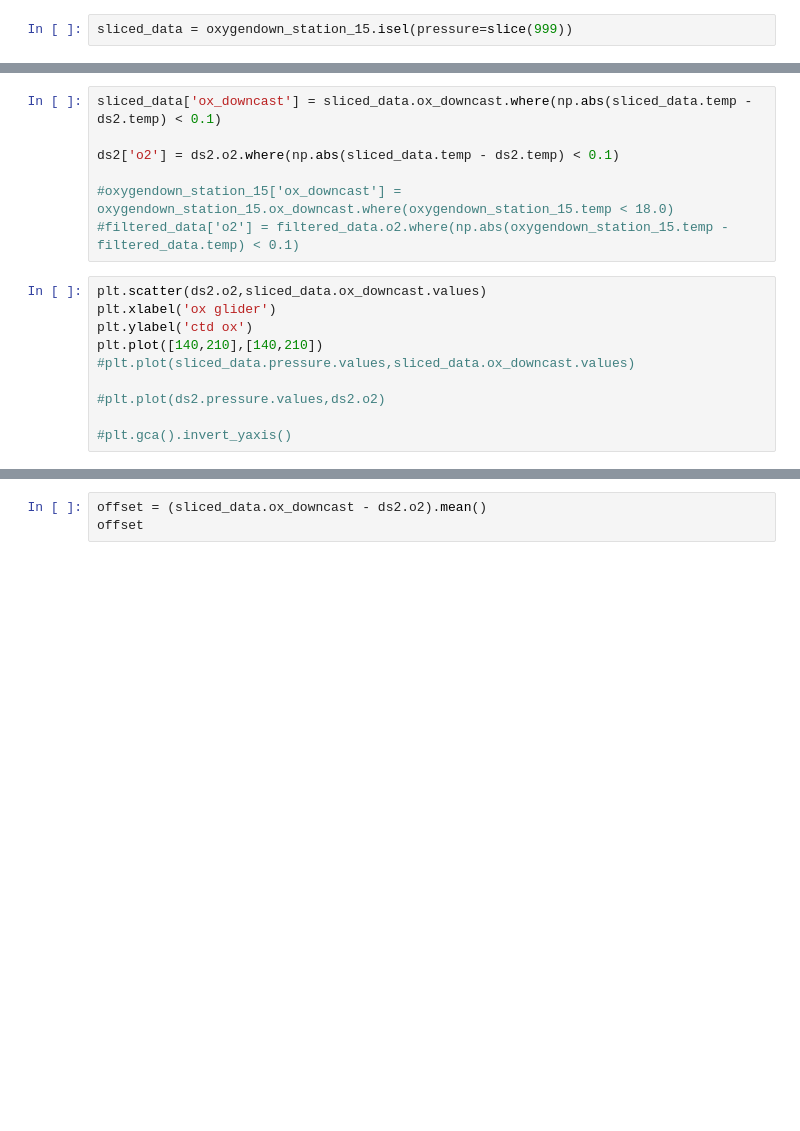
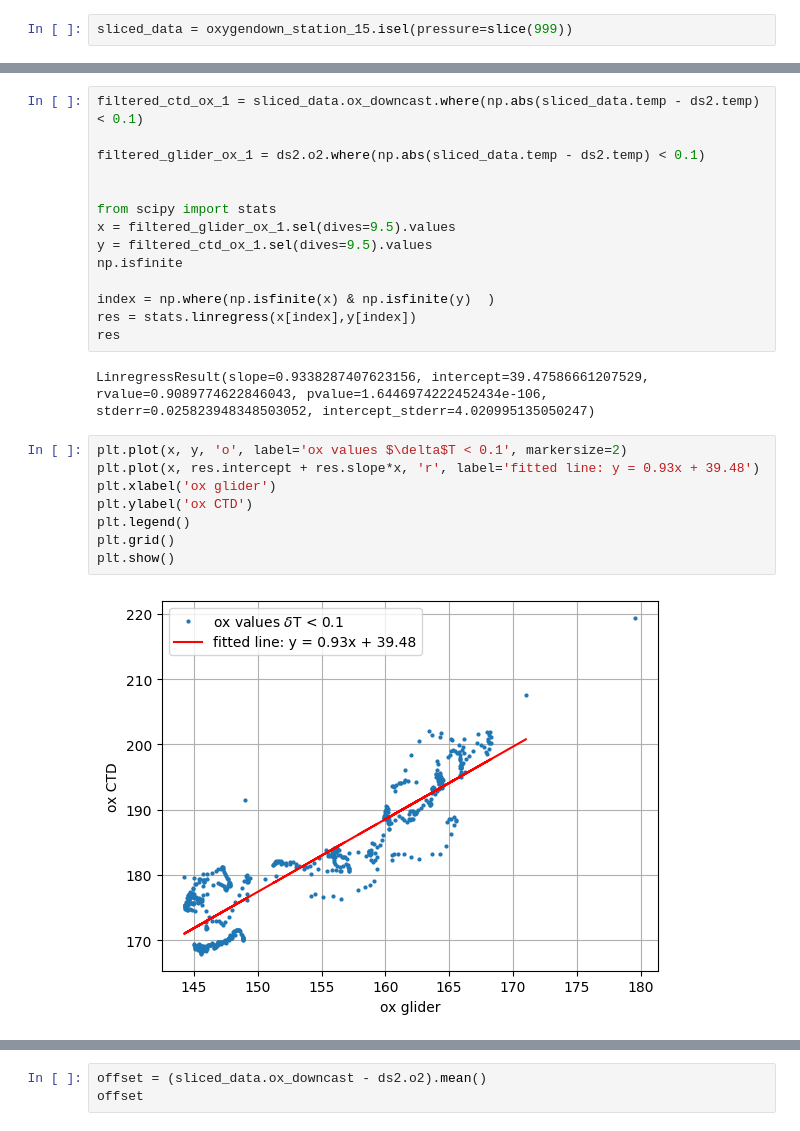
Before and after one commit to renskekoets/Ventilation_Cape_Basin, a Jupyter notebook: calibration ctd.ipynb, the cells around one changed output, grey strips where cells are left out. Drawn from its saved outputs; the diff is of its cells as text; blank space fills up the shorter version.

Commit message:
added regression on ctd & seaglider oxygen

```diff
--- a/calibration ctd.ipynb
+++ b/calibration ctd.ipynb
@@ -275,17 +519,26 @@ plt.plot(filtered_data.pressure, filtered_data.ctd_depth)
-# %%
-sliced_data['ox_downcast'] = sliced_data.ox_downcast.where(np.abs(sliced_data.temp - ds2.temp) < 0.1)
-
-ds2['o2'] = ds2.o2.where(np.abs(sliced_data.temp - ds2.temp) < 0.1)
-
-#oxygendown_station_15['ox_downcast'] = oxygendown_station_15.ox_downcast.where(oxygendown_station_15.temp < 18.0)
-#filtered_data['o2'] = filtered_data.o2.where(np.abs(oxygendown_station_15.temp - filtered_data.temp) < 0.1)
-# %%
-plt.scatter(ds2.o2,sliced_data.ox_downcast.values)
-plt.xlabel('ox glider')
-plt.ylabel('ctd ox')
-plt.plot([140,210],[140,210])
-#plt.plot(sliced_data.pressure.values,sliced_data.ox_downcast.values)
-
-#plt.plot(ds2.pressure.values,ds2.o2)
-
-#plt.gca().invert_yaxis()
+# %%
+filtered_ctd_ox_1 = sliced_data.ox_downcast.where(np.abs(sliced_data.temp - ds2.temp) < 0.1)
+
+filtered_glider_ox_1 = ds2.o2.where(np.abs(sliced_data.temp - ds2.temp) < 0.1)
+
+
+from scipy import stats
+x = filtered_glider_ox_1.sel(dives=9.5).values
+y = filtered_ctd_ox_1.sel(dives=9.5).values
+np.isfinite
+
+index = np.where(np.isfinite(x) & np.isfinite(y)  )
+res = stats.linregress(x[index],y[index])
+res
+# %% [output]
+LinregressResult(slope=0.9338287407623156, intercept=39.47586661207529, rvalue=0.9089774622846043, pvalue=1.6446974222452434e-106, stderr=0.025823948348503052, intercept_stderr=4.020995135050247)
+# %%
+plt.plot(x, y, 'o', label='ox values $\delta$T < 0.1', markersize=2)
+plt.plot(x, res.intercept + res.slope*x, 'r', label='fitted line: y = 0.93x + 39.48')
+plt.xlabel('ox glider')
+plt.ylabel('ox CTD')
+plt.legend()
+plt.grid()
+plt.show()
+# %% [output]
+[figure, added]
```
Also changed, not shown: parts of 30 cells of this notebook.
